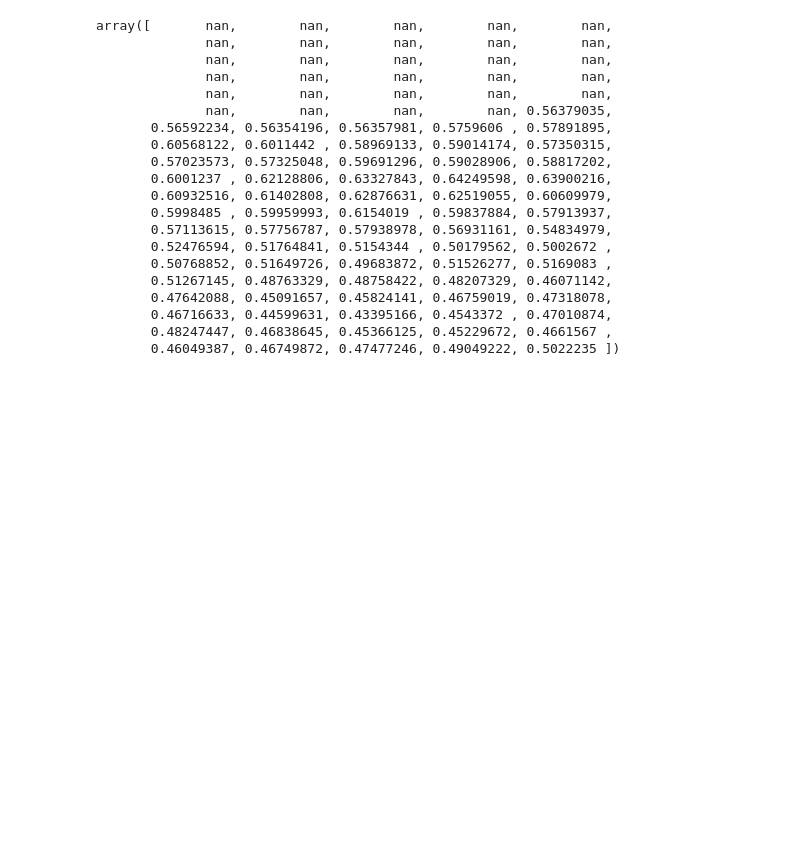
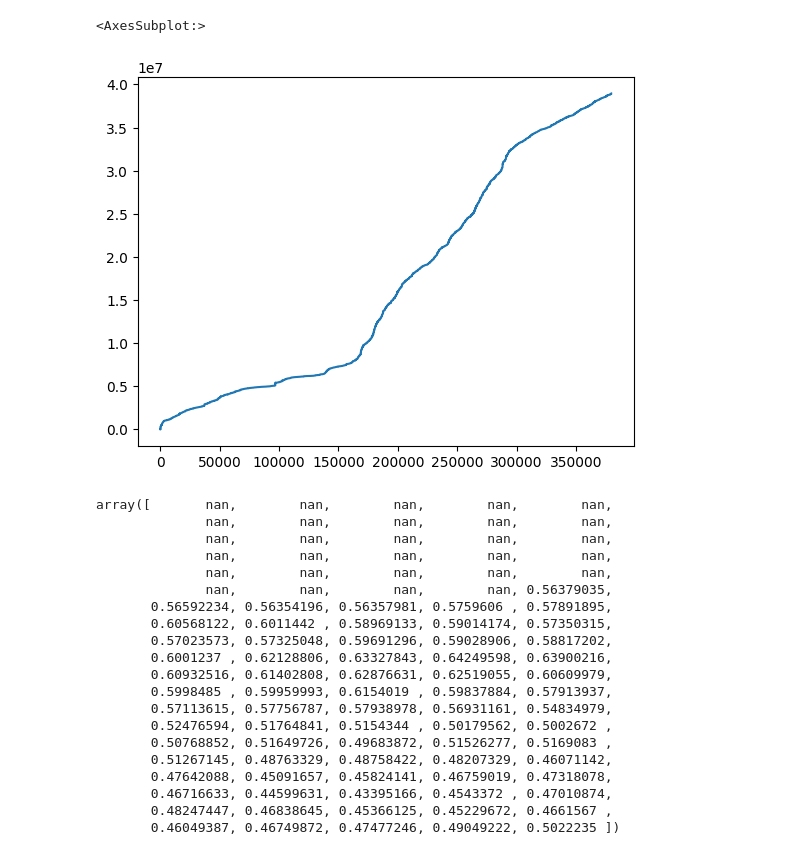
Before and after one commit to lianlongbagua/ml_rf_project, a Jupyter notebook: notebooks/production.ipynb, the cells around one changed output. Saved outputs shown, nothing was run; the diff lists cells and outputs as text; code cells hidden in the pictures; blank space fills up the shorter version.

```diff
--- a/notebooks/production.ipynb
+++ b/notebooks/production.ipynb
@@ -115,3 +39,10 @@ inputs = {
+# %%
+df['daily_pnl'] = df['desired_pos_rolling'] * (df['close'] - df['open'])
+# %%
+df.daily_pnl.cumsum().plot()
+# %% [output]
+<AxesSubplot:>
+[figure, added]
 # %%
 output = ta_map["SMA"](inputs)
 # %%
```
Also changed, not shown: parts of 11 cells of this notebook, 4 other files.
